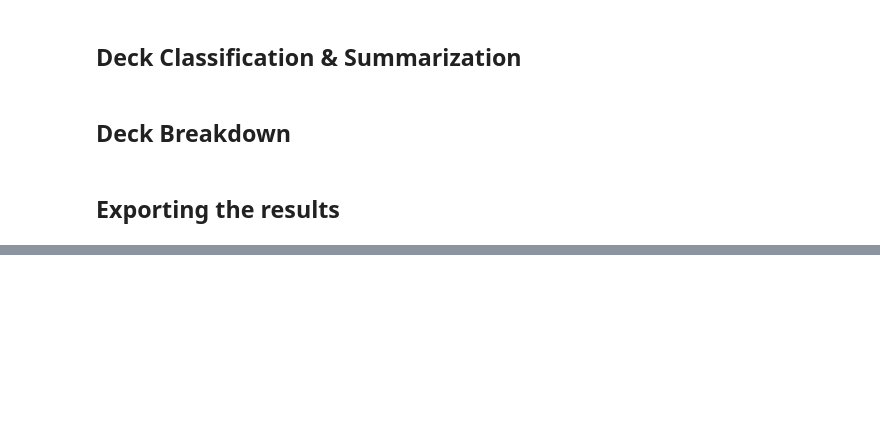
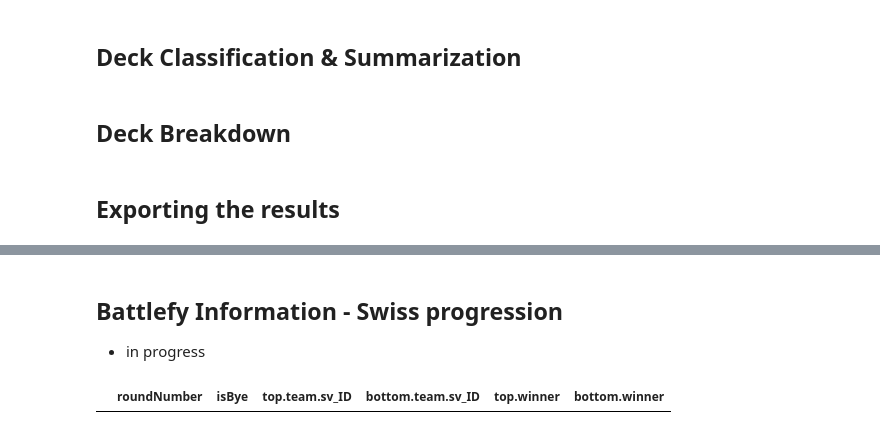
Before and after one commit to finalys/Finalysis-Walkthrough, a Jupyter notebook: SVOAnalysis.ipynb, the cells around one changed output, grey strips where cells are left out. Saved outputs shown, nothing was run; the diff lists cells and outputs as text; code cells hidden in the pictures; blank space fills up the shorter version.

```diff
--- a/SVOAnalysis.ipynb
+++ b/SVOAnalysis.ipynb
@@ -494,3 +508,49 @@ EdittedExcelFormatter(jwriter, jworkbook)
 ## Save to Excel file
 jwriter.save()
 jwriter.close()
+# %% [markdown]
+## Battlefy Information - Swiss progression
+- in progress
+# %%
+## Get json from battlefy url
+# targetRound = 'https://dtmwra1jsgyb0.cloudfront.net/stages/63e6f74840afc412840af0a0/matches' ## SEAO Feb
+targetRound = 'https://dtmwra1jsgyb0.cloudfront.net/stages/63f0f9f59be6ee2b705dfb46/matches' ## WEST Feb
+
+jsonResponse = requests.get(targetRound).json()
+df = pd.json_normalize(jsonResponse)
+
+## Keep relevant rows for df, remove BYES and AFK rounds
+df = df[(df['isBye'] == False) & ~(df['isDoubleLoss'] == True)].reset_index(drop = True)
+
+## Create player identifier by SV ID instead of name
+def testfunc(testlist):
+    svid = ''
+    try:
+        for x in testlist:
+            if x['_id'] == '63ca5e547efebb0f2500ee93':
+                svid = x['value'].replace(' ', '').replace('-', '')
+    except:
+        svid = ''
+    return svid
+
+df['top.team.sv_ID'] = df['top.team.customFields'].apply(lambda x: testfunc(x))
+df['bottom.team.sv_ID'] = df['bottom.team.customFields'].apply(lambda x: testfunc(x))
+
+## Manual adjustments after investigation
+## SEAO FEB
+# # 422767615 --> 442767615
+# # 850950018 --> drop
+# # 461124376 --> drop
+# dropinvalids = ['461124376', '850950018']
+# df = df[(~df['top.team.sv_ID'].isin(dropinvalids)) & (~df['bottom.team.sv_ID'].isin(dropinvalids))].reset_index(drop = True)
+# df.replace('422767615', '442767615', inplace = True)
+
+## WEST FEB
+# 33629764 --> 335629764
+df.replace('33629764', '335629764', inplace = True)
+# %%
+df_2 = df.copy()[['roundNumber', 'isBye', 'top.team.sv_ID', 'bottom.team.sv_ID', 'top.winner', 'bottom.winner']]
+df_2.head(5)
+df_2[df_2['isBye'] == True]
+# %% [output]
+|  | roundNumber | isBye | top.team.sv_ID | bottom.team.sv_ID | top.winner | bottom.winner |
```
Also changed, not shown: parts of 8 cells of this notebook, 1 other file.
